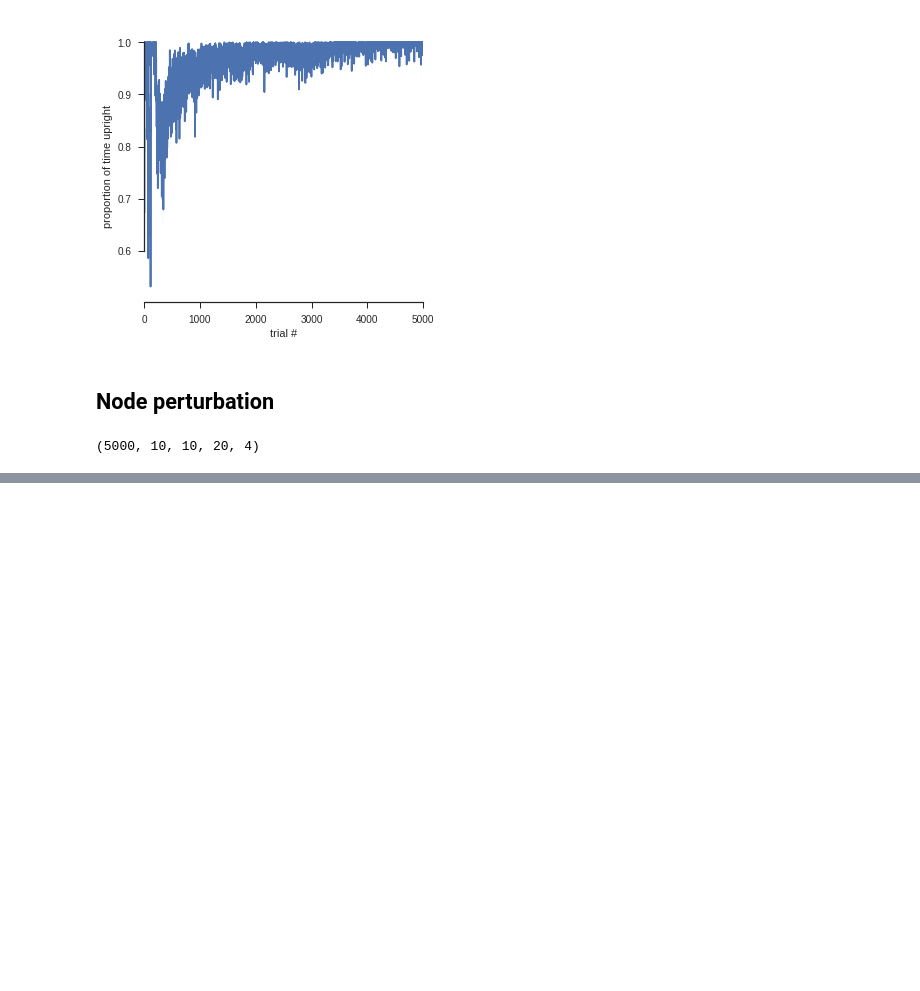
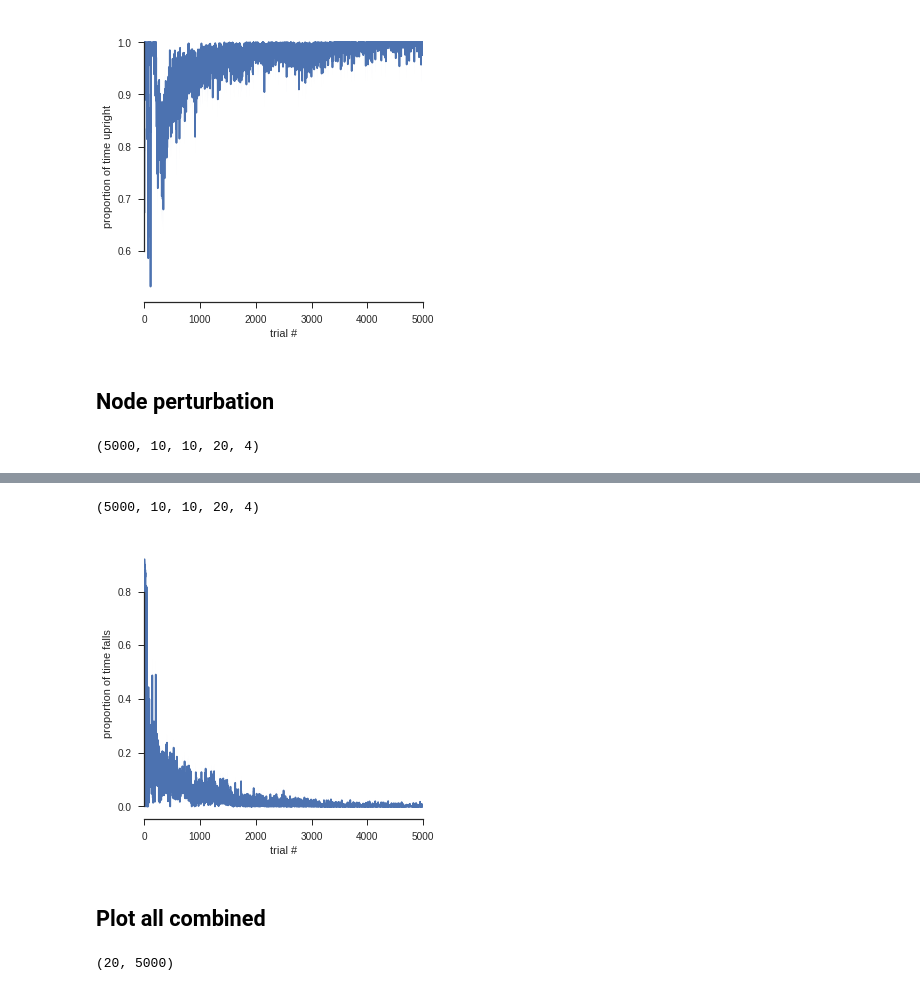
Before and after one commit to benlansdell/synthfeedback, a Jupyter notebook: notebooks/cartpole_partial_obs_results.ipynb, the cells around one changed output, grey strips where cells are left out. Drawn from its saved outputs; the diff is of its cells as text; code cells hidden in the pictures; blank space fills up the shorter version.

Commit message:
Add cart pole results and SGD NP script

```diff
--- a/notebooks/cartpole_partial_obs_results.ipynb
+++ b/notebooks/cartpole_partial_obs_results.ipynb
@@ -129,0 +134,35 @@ sns.despine(trim=True)
+# %%
+#Load SGD NP results
+sns.set_style('ticks')
+lmbda = 5e-3
+var_xi = 0.01
+method = 'nodepert'
+learning_rate = 1e-3
+fn_in = './experiments/cartpole_rnn_partialobs_sgdnp/%s_learning_rate_%f_lmbda_%f_varxi_%f.npz'%(method, learning_rate, lmbda, var_xi)
+with open(fn_in, 'rb') as f:
+    data = pickle.load(f)
+xs = data['xs']
+params = data['params']
+N_epochs = 5000
+# %%
+xs.shape
+# %% [output]
+(5000, 10, 10, 20, 4)
+# %%
+nB = 20
+theta_d = xs[:,:,:,:,0].reshape(N_epochs,-1, nB)
+theta = xs[:,:,:,:,1].reshape(N_epochs,-1,nB)
+h_d = xs[:,:,:,:,2].reshape(N_epochs,-1,nB)
+h = xs[:,:,:,:,3].reshape(N_epochs,-1,nB)
+# %%
+fig, axis = plt.subplots(1,1,figsize = (5,5))
+#axis.plot(np.arange(5000),np.mean(theta<np.pi/8, 1))
+sns.tsplot(1-np.mean(theta<np.pi/8, 1).T, ax = axis, ci=68)
+axis.set_xlabel('trial #')
+axis.set_xlim([0, 5000])
+axis.set_ylabel('proportion of time falls')
+sns.despine(trim=True)
+# %% [output]
+[figure, added]
+# %% [markdown]
+## Plot all combined
@@ -129,0 +226,4 @@ sns.despine(trim=True)
+# %%
+bp_fallrate.shape
+# %% [output]
+(20, 5000)
```
Also changed, not shown: parts of 10 cells of this notebook, 2 other files.
